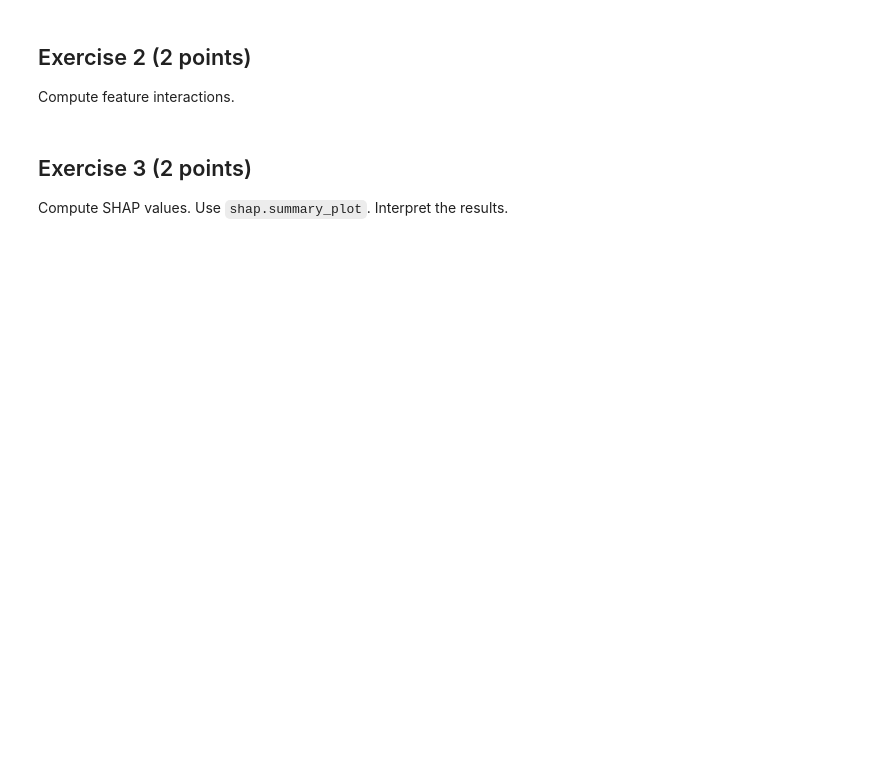
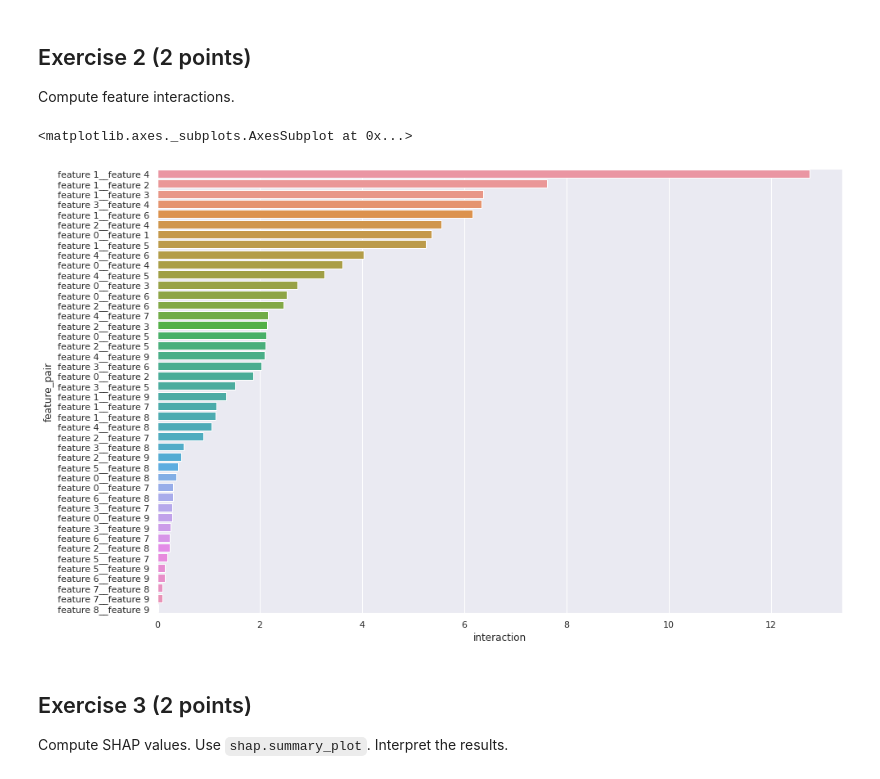
Before and after one commit to mohammadsanaee/ML_in_application, a Jupyter notebook: 13_models_understanding.ipynb, the cells around one changed output. Cells and saved outputs as stored; diff of their text form; code cells hidden in the pictures; blank space fills up the shorter version.

```diff
--- a/13_models_understanding.ipynb
+++ b/13_models_understanding.ipynb
@@ -410,0 +511,21 @@ Create training dataset, train CatBoost model and **find feature importances** f
+# %%
+import pandas as pd
+from catboost import CatBoostClassifier
+from sklearn.model_selection import train_test_split
+
+df = df.dropna()
+df = pd.get_dummies(df, columns=["Sex", "Embarked"])
+
+features = ["Pclass", "Age", "SibSp", "Parch", "Fare", "Sex_female", "Sex_male", "Embarked_C", "Embarked_Q", "Embarked_S"]
+
+X_train, X_test, y_train, y_test = train_test_split(df[features], df["Survived"], test_size=0.2)
+
+clf = CatBoostClassifier()
+clf.fit(X_train, y_train,verbose = False)
+
+y_pred = clf.predict(X_test)
+
+feature_importances = clf.get_feature_importance(
+    prettified=True,
+)
+feature_importances
@@ -417,3 +548,18 @@ Compute feature interactions.
+# %%
+feature_interactions = clf.get_feature_importance(type="Interaction")
+interactions = []
+feature_pairs = []
+for fi in feature_interactions:
+    interactions.append(fi[2])
+    feature_pairs.append(feature_names[int(fi[0])] + '__' + feature_names[int(fi[1])])
+feature_interactions_df = pd.DataFrame({
+    'interaction': interactions,
+    'feature_pair': feature_pairs,
+})
+sns.barplot(x="interaction", y="feature_pair", data=feature_interactions_df)
+# %% [output]
+<matplotlib.axes._subplots.AxesSubplot at 0x...>
+[figure, added]
 # %% [markdown]
 ## Exercise 3 (2 points)
 
```
Also changed, not shown: parts of 29 cells of this notebook.
